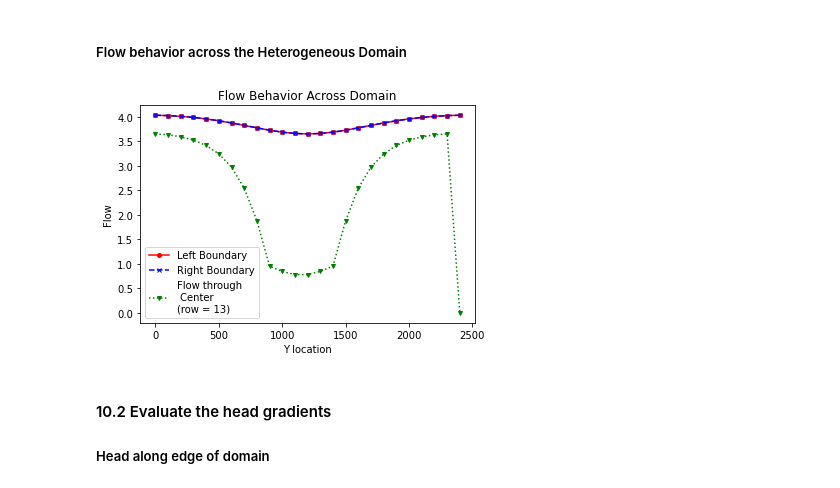
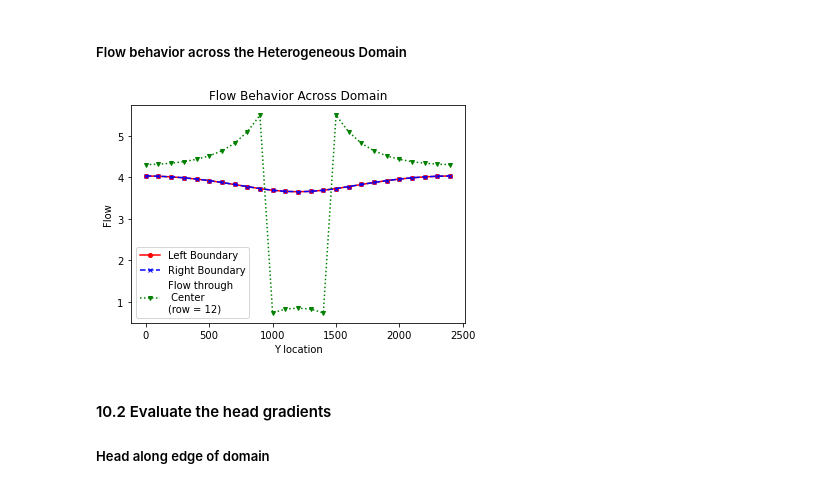
Before and after one commit to GW-modelling-Spring2022/homework-Whrligig, a Jupyter notebook: Working/HW3/starter code/BoxModel_flopy.ipynb, the cells around one changed output. Drawn from its saved outputs; the diff is of its cells as text; code cells hidden in the pictures.

Commit message:
HW4 work and images

```diff
--- a/Working/HW3/starter code/BoxModel_flopy.ipynb
+++ b/Working/HW3/starter code/BoxModel_flopy.ipynb
@@ -335,23 +335,23 @@ plt.show()
 # %% [markdown]
 ##### Flow behavior across the Heterogeneous Domain
 # %%
-cntrflux = flux_vals[12,:]
+cntrflux = flux_vals[:,13]
 leftflux = flux_vals[:,0]
 rightflux = flux_vals[:,-2]
 
 cntrflx_fig = plt.figure()
 x=np.arange(0,ncol*dx,dx)
 plt.plot(x,leftflux,marker='o', color='red', markersize=4, linestyle='-',label="Left Boundary")
 plt.plot(x,rightflux,marker='x', color='blue', markersize=4, linestyle='--',label="Right Boundary")
-plt.plot(x, cntrflux, marker='v', color='g', markersize=4, linestyle=':', label="Flow through\n Center \n(row = 13)" )
+plt.plot(x, cntrflux, marker='v', color='g', markersize=4, linestyle=':', label="Flow through\n Center \n(row = 12)" )
 plt.xlabel('Y location')
 plt.ylabel('Flow')
 plt.title("Flow Behavior Across Domain")
 plt.legend()
 cntrflx_fig.set(facecolor="white")
 plt.show()
 # %% [output]
-[figure, old version]
+[figure, new version]
 # %% [markdown]
 #### 10.2 Evaluate the head gradients
 ##### Head along edge of domain
```
Also changed, not shown: parts of 1 cell of this notebook, 22 other files.
